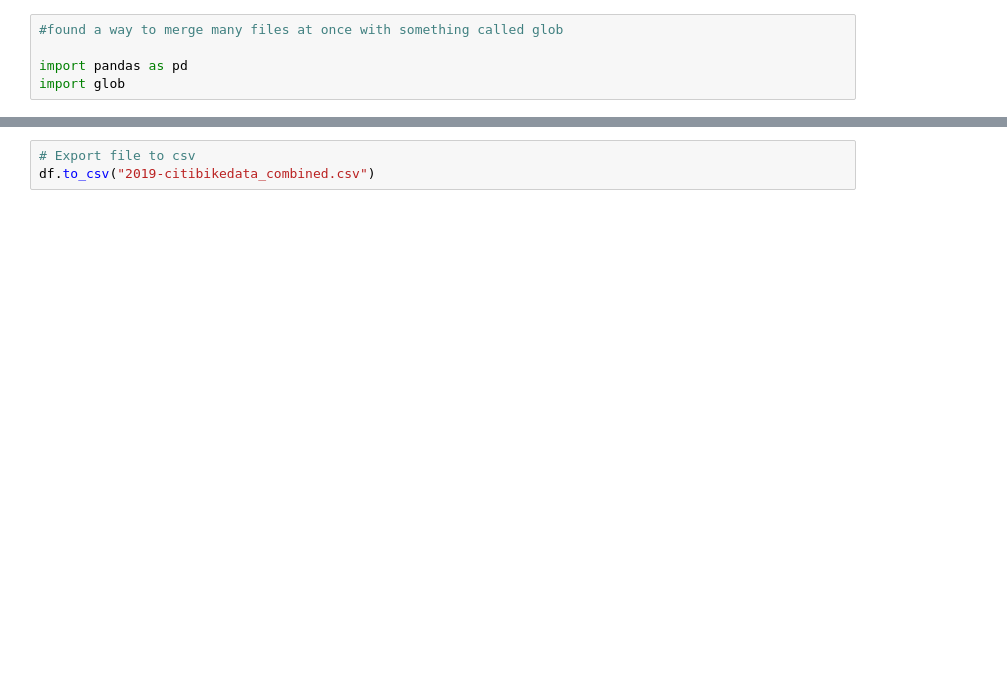
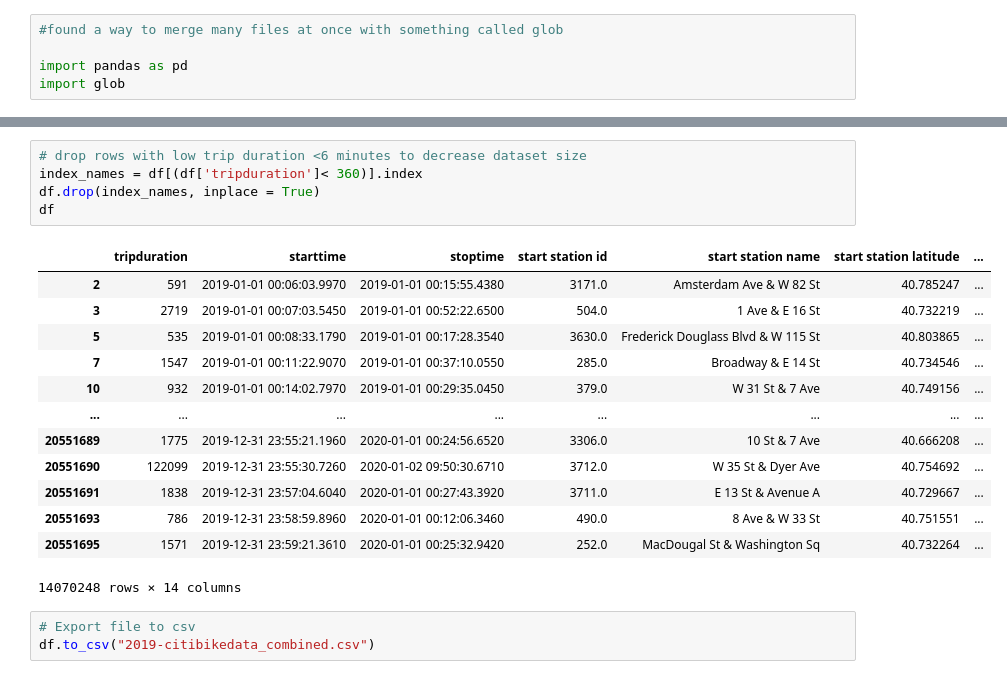
Before and after one commit to SarahZ22/Tableau_Visualizations, a Jupyter notebook: merge_files.ipynb, the cells around one changed output, grey strips where cells are left out. Drawn from its saved outputs; the diff is of its cells as text; blank space fills up the shorter version.

```diff
--- a/merge_files.ipynb
+++ b/merge_files.ipynb
@@ -24,3 +61,22 @@ df
+# %%
+# drop rows with low trip duration <6 minutes to decrease dataset size
+index_names = df[(df['tripduration']< 360)].index
+df.drop(index_names, inplace = True)
+df
+# %% [output]
+|  | tripduration | starttime | stoptime | start station id | start station name | start station latitude | ... |
+| 2 | 591 | 2019-01-01 00:06:03.9970 | 2019-01-01 00:15:55.4380 | 3171.0 | Amsterdam Ave & W 82 St | 40.785247 | ... |
+| 3 | 2719 | 2019-01-01 00:07:03.5450 | 2019-01-01 00:52:22.6500 | 504.0 | 1 Ave & E 16 St | 40.732219 | ... |
+| 5 | 535 | 2019-01-01 00:08:33.1790 | 2019-01-01 00:17:28.3540 | 3630.0 | Frederick Douglass Blvd & W 115 St | 40.803865 | ... |
+| 7 | 1547 | 2019-01-01 00:11:22.9070 | 2019-01-01 00:37:10.0550 | 285.0 | Broadway & E 14 St | 40.734546 | ... |
+| 10 | 932 | 2019-01-01 00:14:02.7970 | 2019-01-01 00:29:35.0450 | 379.0 | W 31 St & 7 Ave | 40.749156 | ... |
+| ... | ... | ... | ... | ... | ... | ... | ... |
+| 20551689 | 1775 | 2019-12-31 23:55:21.1960 | 2020-01-01 00:24:56.6520 | 3306.0 | 10 St & 7 Ave | 40.666208 | ... |
+| 20551690 | 122099 | 2019-12-31 23:55:30.7260 | 2020-01-02 09:50:30.6710 | 3712.0 | W 35 St & Dyer Ave | 40.754692 | ... |
+| 20551691 | 1838 | 2019-12-31 23:57:04.6040 | 2020-01-01 00:27:43.3920 | 3711.0 | E 13 St & Avenue A | 40.729667 | ... |
+| 20551693 | 786 | 2019-12-31 23:58:59.8960 | 2020-01-01 00:12:06.3460 | 490.0 | 8 Ave & W 33 St | 40.751551 | ... |
+| 20551695 | 1571 | 2019-12-31 23:59:21.3610 | 2020-01-01 00:25:32.9420 | 252.0 | MacDougal St & Washington Sq | 40.732264 | ... |
+14070248 rows × 14 columns
 # %%
 # Export file to csv
 df.to_csv("2019-citibikedata_combined.csv")
```
Also changed, not shown: parts of 3 cells of this notebook.
